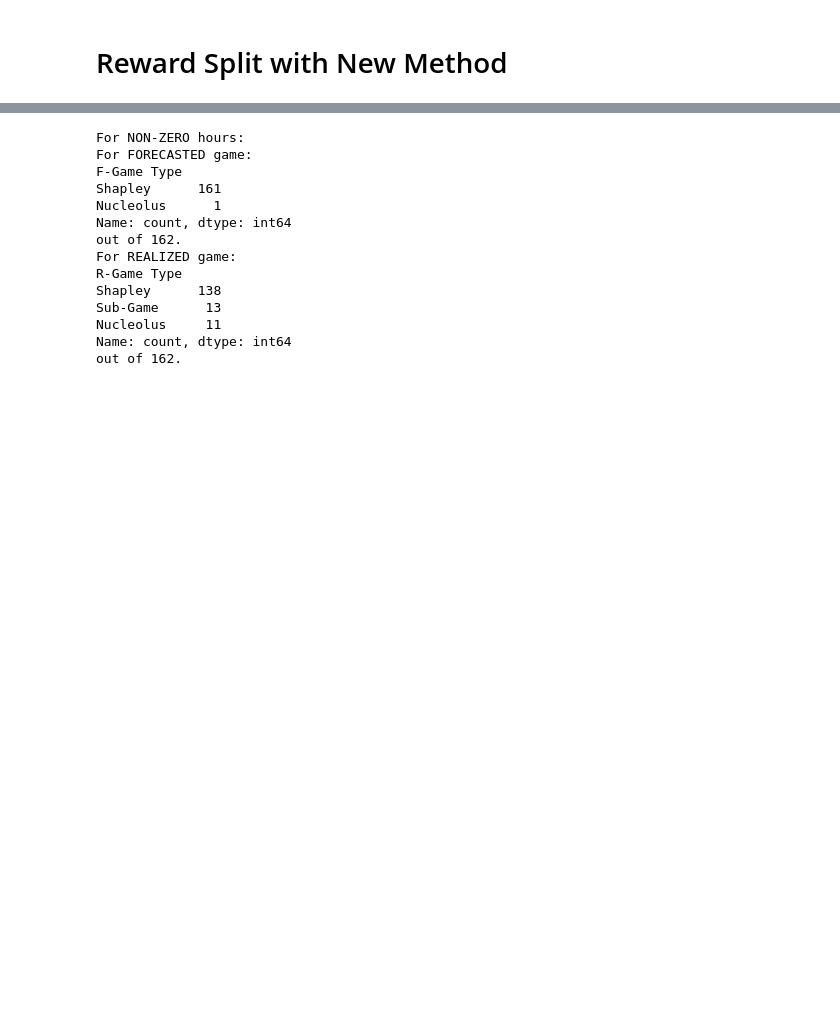
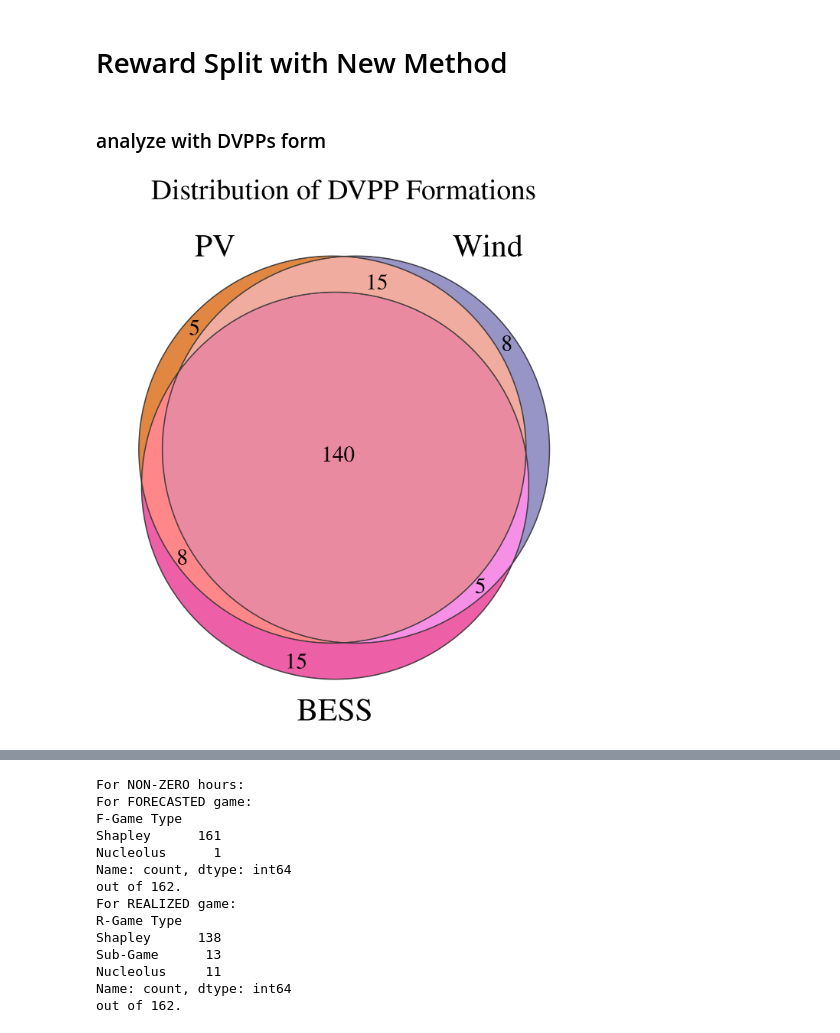
Before and after one commit to cvonholly/dvpp_reward_mechanism, a Jupyter notebook: case_visualize_UPDATED.ipynb, the cells around one changed output, grey strips where cells are left out. Saved outputs shown, nothing was run; the diff lists cells and outputs as text; code cells hidden in the pictures; blank space fills up the shorter version.

Commit message:
clean up code

```diff
--- a/case_visualize_UPDATED.ipynb
+++ b/case_visualize_UPDATED.ipynb
@@ -88,0 +99,2 @@ df_rewards, df_forecasted, df_realized = evaluate_full_game(df_forecasted, df_re
+# %% [markdown]
+### analyze with DVPPs form
@@ -88,0 +129,78 @@ df_rewards, df_forecasted, df_realized = evaluate_full_game(df_forecasted, df_re
+# %%
+import matplotlib.pyplot as plt
+from matplotlib_venn import venn3, venn3_circles
+
+# 1. Dynamically grab the sums from your DataFrame
+df_sums = df.sum()
+
+# 2. Safely map df.sum() values to the strict order expected by venn3
+actual_data = (
+    df_sums.get(('PV',), 0),                 # 100: PV only
+    df_sums.get(('Wind',), 0),               # 010: Wind only
+    df_sums.get(('PV', 'Wind'), 0),          # 110: PV & Wind
+    df_sums.get(('BESS',), 0),               # 001: BESS only
+    df_sums.get(('PV', 'BESS'), 0),          # 101: PV & BESS
+    df_sums.get(('Wind', 'BESS'), 0),        # 011: Wind & BESS
+    df_sums.get(('PV', 'Wind', 'BESS'), 0)   # 111: PV & Wind & BESS
+)
+
+labels = ('PV', 'Wind', 'BESS')
+
+device_colors = {
+    'PV': (217/255, 95/255, 2/255),
+    'Wind': (117/255, 112/255, 179/255),
+    'BESS': (231/255, 41/255, 138/255)
+}
+colors = (device_colors['PV'], device_colors['Wind'], device_colors['BESS'])
+
+plt.figure(figsize=(10, 10), dpi=150)
+
+# 3. Plot using the ACTUAL data for proportional areas
+v = venn3(subsets=actual_data,
+          set_labels=labels,
+          set_colors=colors,
+          alpha=0.75)
+
+c = venn3_circles(subsets=actual_data, linestyle='-', linewidth=1.5, color='#333333', alpha=0.9)
+
+# 4. Clean up the base label text
+subset_ids = ['100', '010', '110', '001', '101', '011', '111']
+for i, subset_id in enumerate(subset_ids):
+    label = v.get_label_by_id(subset_id)
+    if label:
+        val = int(actual_data[i]) if actual_data[i] % 1 == 0 else actual_data[i]
+        label.set_text(str(val))
+        label.set_fontsize(2*14)
+
+# 5. MANUALLY NUDGE THE 2-SET INTERSECTION LABELS
+# We apply an (x, y) offset to pull the text off the lines.
+# (Note: You can tweak these dx, dy decimal values to dial in the exact position you like)
+offset = 0.05  # Base offset distance
+label_offsets = {
+    '100': (-offset/4, 0.0),    # PV only: Nudge left
+    '010': (0.0, offset),    # Wind only: Nudge UP
+    '001': (0.0, -offset),   # BESS only: Nudge DOWN
+    '110': (0.0, offset),    # PV + Wind: Nudge UP
+    '101': (-offset/2, -offset/2), # PV + BESS: Nudge LEFT and DOWN
+    '011': (offset/2, -offset/4)   # Wind + BESS: Nudge RIGHT and DOWN
+}
+
+for subset_id, (dx, dy) in label_offsets.items():
+    lbl = v.get_label_by_id(subset_id)
+    if lbl:
+        # Get current coordinates, add our custom offset, and set the new position
+        x, y = lbl.get_position()
+        lbl.set_position((x + dx, y + dy))
+
+# 6. Format typography for the main labels
+for text in v.set_labels:
+    if text:
+        text.set_fontsize(2*20)
+        text.set_fontweight('bold')
+
+plt.title("Distribution of DVPP Formations", fontsize=1.5*24, fontweight='bold', pad=25)
+plt.tight_layout()
+# plt.show()
+plt.savefig('pics/market/dvpp_formation_venn_diagram.png', dpi=600)
+# %% [output]
+[figure, added]
```
Also changed, not shown: parts of 14 cells of this notebook, 6 other files.
